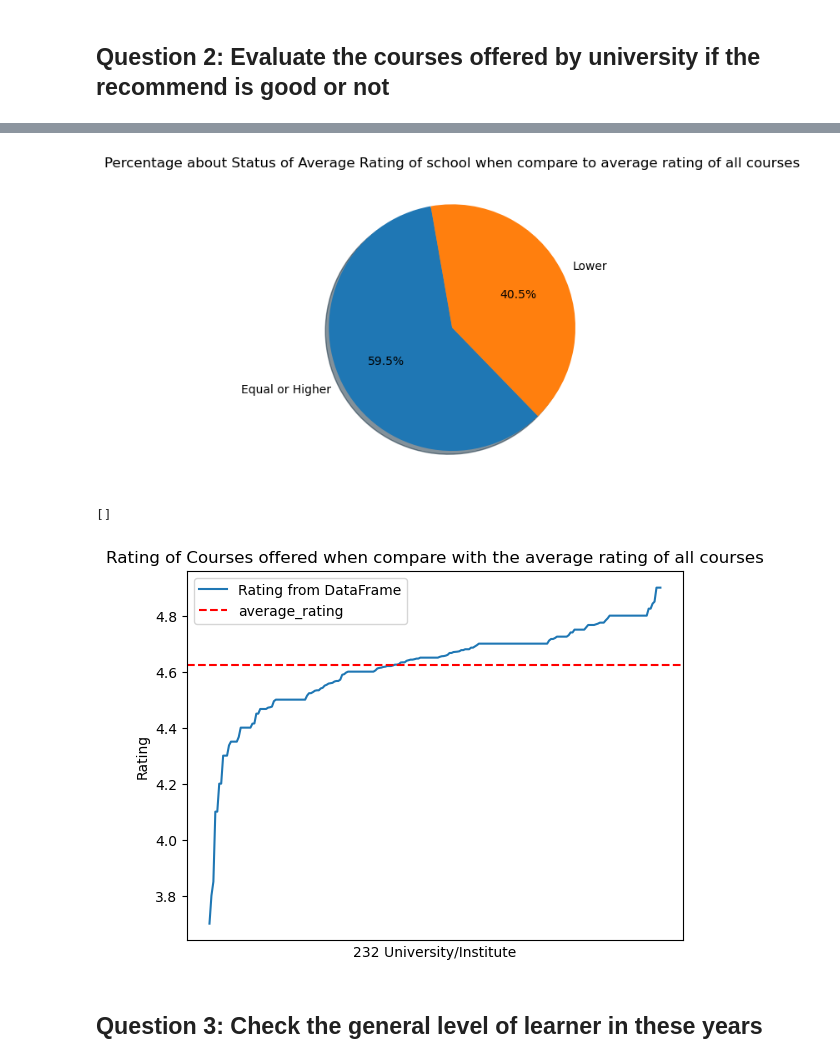
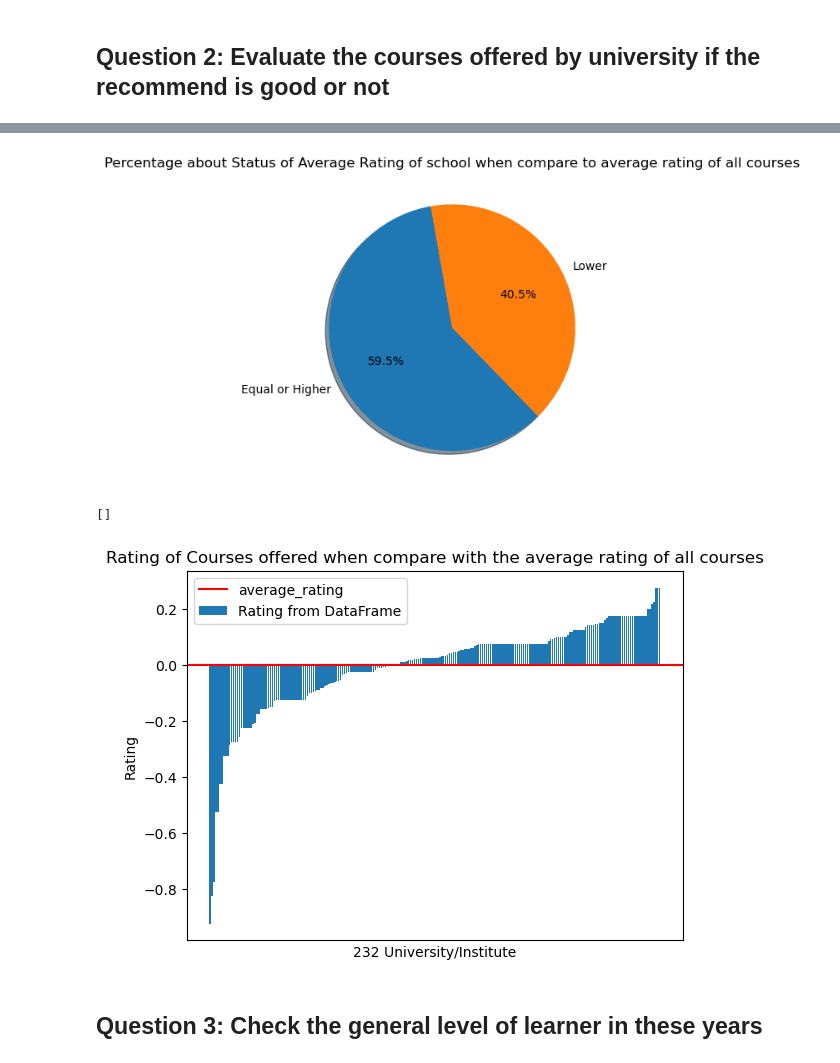
Before and after one commit to dagngyen/hcmus_23-24_coursesra-courses-analysis, a Jupyter notebook: Phase 1: Collecting, exploring and analyzing/1.3-analyzing-data.ipynb, the cells around one changed output, grey strips where cells are left out. Cells and saved outputs as stored; diff of their text form; code cells hidden in the pictures.

Commit message:
change display chart of question 2

```diff
--- a/Phase 1: Collecting, exploring and analyzing/1.3-analyzing-data.ipynb
+++ b/Phase 1: Collecting, exploring and analyzing/1.3-analyzing-data.ipynb
@@ -91,5 +91,6 @@ school_offer = df.groupby(['offered by'])['rating'].agg(['mean'])
 school_offer.columns = ['average_rating']
 school_offer = school_offer.sort_values(by='average_rating')
 school_offer['rating_category'] = ['Lower' if x < avg_rating else 'Equal or Higher' for x in school_offer['average_rating']]
+school_offer['comparing_rating'] = school_offer['average_rating'] - avg_rating
 school_offer
 # %% [output]
@@ -110,22 +111,22 @@ school_offer
 # %%
 pie_offered = school_offer['rating_category'].value_counts()
 fig, ax1 = plt.subplots()
 ax1.pie(pie_offered.values, labels=pie_offered.index, autopct='%1.1f%%',shadow={'ox': -0.05, 'edgecolor': 'none', 'shade': 1}, startangle=100)
 plt.title('Percentage about Status of Average Rating of school when compare to average rating of all courses')
 plt.show()
 
 fig, ax2 = plt.subplots()
-ax2.plot(school_offer['average_rating'], label='Rating from DataFrame')
-ax2.axhline(y=avg_rating, color='red', linestyle='--', label='average_rating')
+ax2.bar(school_offer.index, school_offer['comparing_rating'], label='Rating from DataFrame')
+ax2.axhline(y=0, color='red', linestyle='-', label='average_rating')
 ax2.set_xlabel('232 University/Institute')
 ax2.set_ylabel('Rating')
 ax2.set_title('Rating of Courses offered when compare with the average rating of all courses')
 ax2.legend()
 ax2.set_xticks([])
 # %% [output]
 [figure]
 []
-[figure, old version]
+[figure, new version]
 # %% [markdown]
 ## Question 3: Check the general level of learner in these years
 # %%
```
Also changed, not shown: parts of 1 cell of this notebook.
